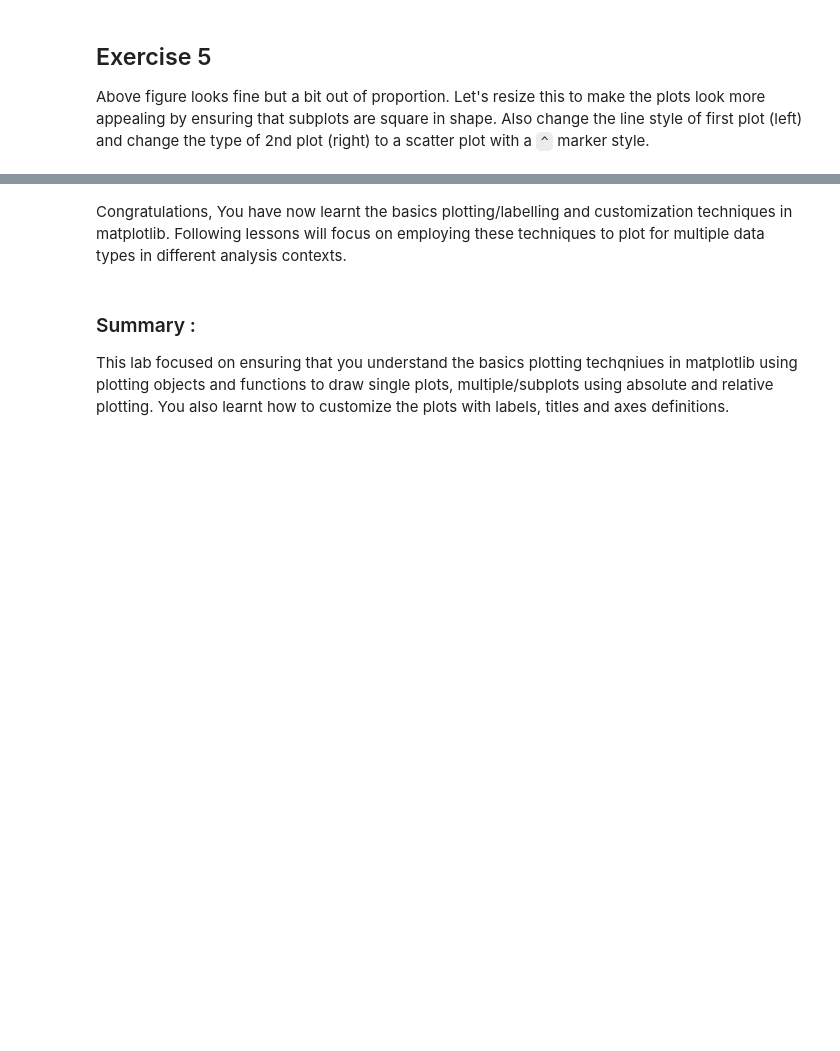
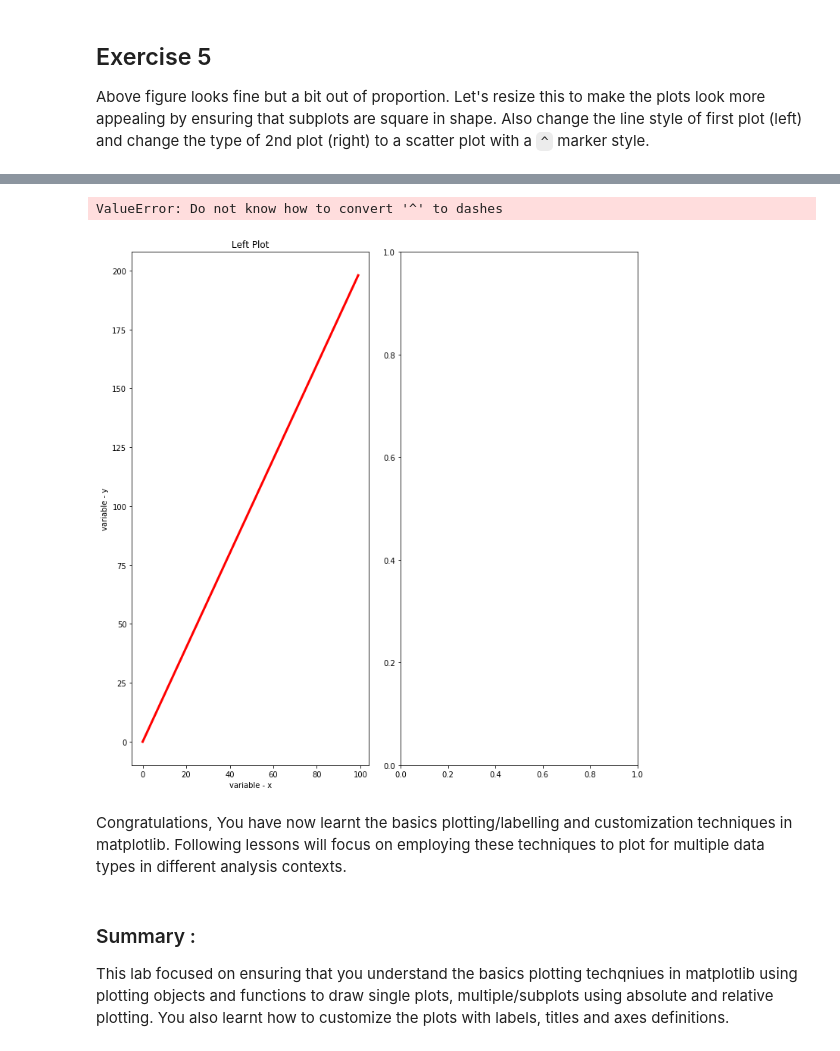
Before and after one commit to as6140/dsc-1-03-13-customizing-visualizations-with-matplotlib-lab-seattle-ds-career-040119, a Jupyter notebook: index.ipynb, the cells around one changed output, grey strips where cells are left out. Cells and saved outputs as stored; diff of their text form; code cells hidden in the pictures; blank space fills up the shorter version.

```diff
--- a/index.ipynb
+++ b/index.ipynb
@@ -178,3 +173,23 @@ Above figure looks fine but a bit out of proportion. Let's resize this to make t
+# %%
+fig = plt.figure(figsize=(10,10))
+ax1 = fig.add_subplot(121)
+ax2 = fig.add_subplot(122)
+
+fig.tight_layout()
+ax1.plot(x,y, color = 'red', linewidth=3, linestyle ='-')
+ax1.set_xlabel('variable - x')
+ax1.set_ylabel('variable - y')
+ax1.set_title('Left Plot')
+
+ax2.scatter(x,z, color = 'blue', linewidth=5, linestyle ='^')
+ax2.set_xlabel('variable - x')
+ax2.set_ylabel('variable - z')
+ax2.set_title('Right Plot')
+
+plt.show()
+# %% [output]
+ValueError: Do not know how to convert '^' to dashes
+[figure, added]
 # %% [markdown]
 Congratulations, You have now learnt the basics plotting/labelling and customization techniques in matplotlib. Following lessons will focus on employing these techniques to plot for multiple data types in different analysis contexts.
 # %% [markdown]
```
Also changed, not shown: parts of 2 cells of this notebook.
